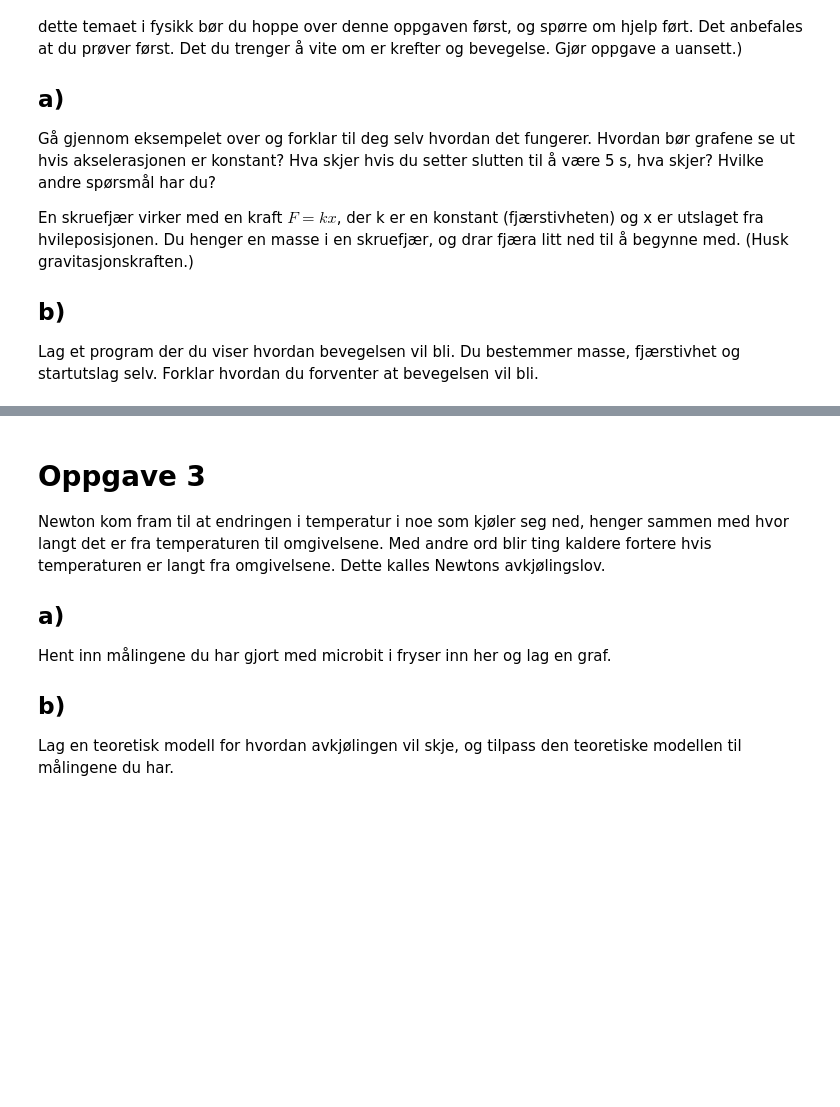
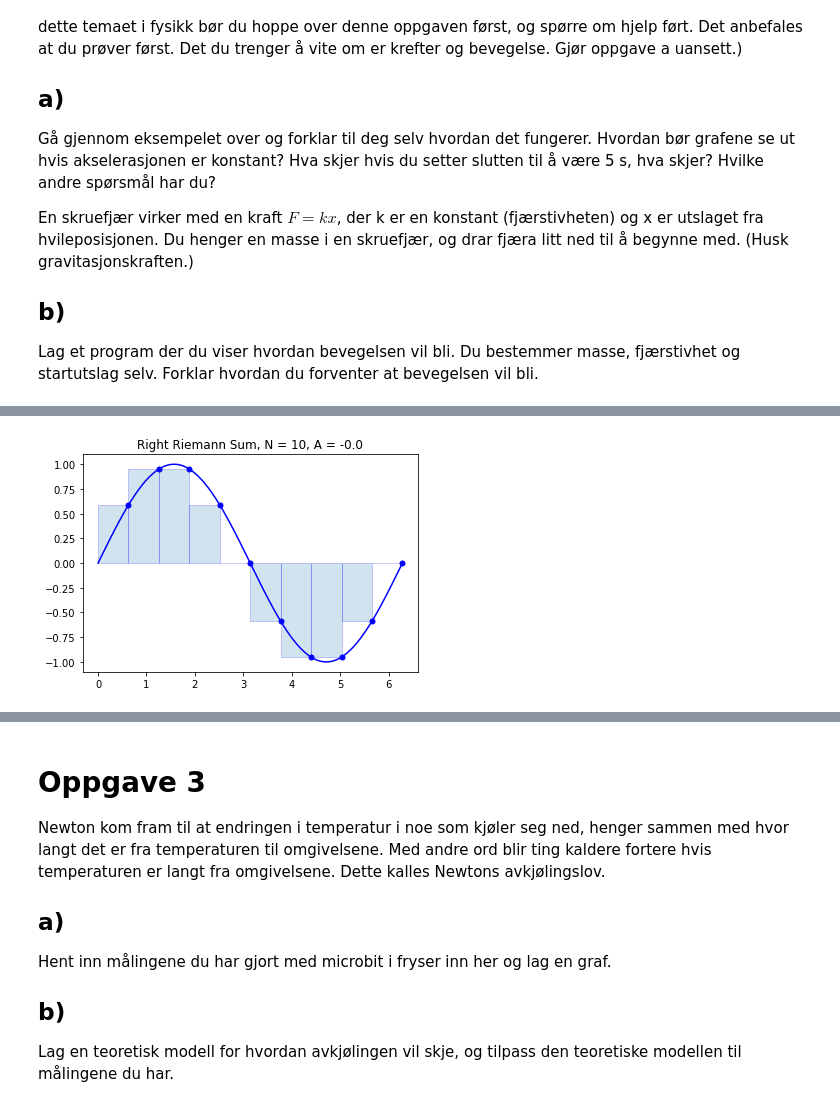
Before and after one commit to Frederik353/Programering-og-Modelering-X, a Jupyter notebook: øving 7/Øving 7.ipynb, the cells around one changed output, grey strips where cells are left out. Saved outputs shown, nothing was run; the diff lists cells and outputs as text; code cells hidden in the pictures; blank space fills up the shorter version.

```diff
--- a/øving 7/Øving 7.ipynb
+++ b/øving 7/Øving 7.ipynb
@@ -175,0 +389,9 @@ Lag et program som finner arealet under forskjellige funksjoner. Finn arealet un
+# %%
+# Right
+x_right = x[1:]
+y_right = y[1:]
+sum = sum_under(3, X, Y, x_right, y_right)
+plt.title(f"Right Riemann Sum, N = {N}, A = {sum}")
+plt.show()
+# %% [output]
+[figure, added]
```
Also changed, not shown: parts of 8 cells of this notebook, 6 other files.
